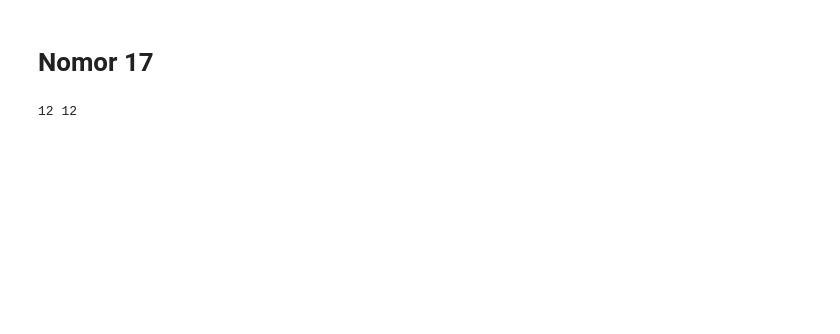
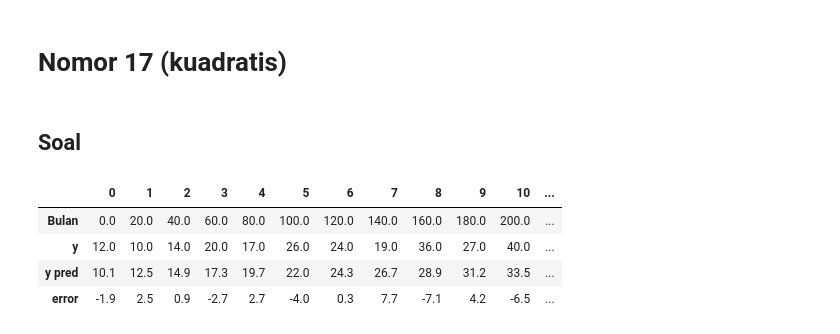
Before and after one commit to RendiZein/Metode-Rekayasa-Komputasi, a Jupyter notebook: Least_Square_Method.ipynb, the cells around one changed output. Drawn from its saved outputs; the diff is of its cells as text; code cells hidden in the pictures; blank space fills up the shorter version.

```diff
--- a/Least_Square_Method.ipynb
+++ b/Least_Square_Method.ipynb
@@ -12,0 +44,4 @@ print(len(x), len(y))
+# %%
+x = np.linspace(0,100,11)
+y = [301,323,334,340,350,349,365,376,380,394,401]
+linier(x,y)
@@ -13,8 +54,52 @@ print(len(x), len(y))
 # %% [markdown]
-# Nomor 17
+# Nomor 17 (kuadratis)
+# %%
+def kuadratis(x,y):
+  N=len(x)
+  sum_tj=np.sum(x)
+  sum_tj2=np.sum([j**2 for j in x])
+  sum_tj3=np.sum([j**3 for j in x])
+  sum_tj4=np.sum([j**4 for j in x])
+  sum_yj=np.sum(y)
+  sum_tjyj=np.sum([j*y[i] for i,j in enumerate(x)])
+  sum_tj2yj=np.sum([j**2*y[i] for i,j in enumerate(x)])
+  a0=(sum_yj*(sum_tj2*sum_tj4-(sum_tj3**2))\
+      +(sum_tjyj*((sum_tj3*sum_tj2)-(sum_tj*sum_tj4)))\
+      +(sum_tj2yj*(sum_tj*sum_tj3-(sum_tj2**2))))\
+      /((N*(sum_tj2*sum_tj4-(sum_tj3**2)))\
+        +(sum_tj*(sum_tj3*sum_tj2-sum_tj*sum_tj4))\
+        +(sum_tj2*(sum_tj*sum_tj3-(sum_tj2**2))))
+  a1=((sum_yj*(sum_tj3*sum_tj2-sum_tj*sum_tj4))\
+      +(sum_tjyj*(N*sum_tj4-(sum_tj2**2)))\
+      +(sum_tj2yj*(sum_tj2*sum_tj-(N*sum_tj3))))\
+  /((N*(sum_tj2*sum_tj4-(sum_tj3**2)))\
+    +(sum_tj*(sum_tj3*sum_tj2-sum_tj*sum_tj4))\
+    +(sum_tj2*(sum_tj*sum_tj3-(sum_tj2**2))))
+  a2=((sum_yj*(sum_tj*sum_tj3-(sum_tj2**2)))\
+      +(sum_tjyj*(sum_tj*sum_tj2-N*sum_tj3))\
+      +(sum_tj2yj*(N*sum_tj2-sum_tj**2)))\
+  /((N*(sum_tj2*sum_tj4-(sum_tj3**2)))\
+    +(sum_tj*(sum_tj3*sum_tj2-sum_tj*sum_tj4))\
+    +(sum_tj2*(sum_tj*sum_tj3-(sum_tj2**2))))
+  ft=lambda t: a0+a1*t+a2*t**2
+  yr=[ft(t) for t in x]
+  error=[j-y[i] for i,j in enumerate(yr)]
+  df = pd.DataFrame(list(zip(x,y,yr,error)),
+                    columns =['Bulan','y','y pred','error'])
+  # df['Bulan']=df['Bulan'].apply(lambda x: round(x,0))
+  df['y']=df['y'].apply(lambda x: round(x,0))
+  df['y pred']=df['y pred'].apply(lambda x: round(x,1))
+  df['error']=df['error'].apply(lambda x: round(x,1))
+  display(df.T)
+# %% [markdown]
+## Soal
 # %%
 x = np.linspace(0,220,12)
 y = [12,10,14,20,17,26,24,19,36,27,40,32]
-print(len(x), len(y))
+kuadratis(x,y)
 # %% [output]
-12 12
+|  | 0 | 1 | 2 | 3 | 4 | 5 | 6 | 7 | 8 | 9 | 10 | ... |
+| Bulan | 0.0 | 20.0 | 40.0 | 60.0 | 80.0 | 100.0 | 120.0 | 140.0 | 160.0 | 180.0 | 200.0 | ... |
+| y | 12.0 | 10.0 | 14.0 | 20.0 | 17.0 | 26.0 | 24.0 | 19.0 | 36.0 | 27.0 | 40.0 | ... |
+| y pred | 10.1 | 12.5 | 14.9 | 17.3 | 19.7 | 22.0 | 24.3 | 26.7 | 28.9 | 31.2 | 33.5 | ... |
+| error | -1.9 | 2.5 | 0.9 | -2.7 | 2.7 | -4.0 | 0.3 | 7.7 | -7.1 | 4.2 | -6.5 | ... |
```
Also changed, not shown: parts of 21 cells of this notebook.
